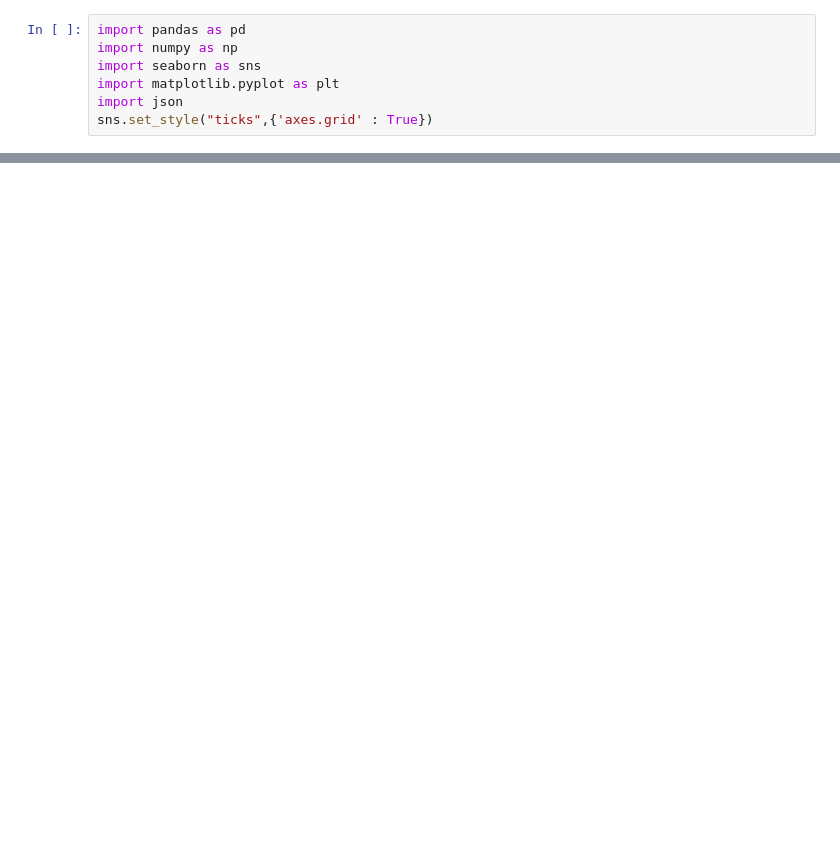
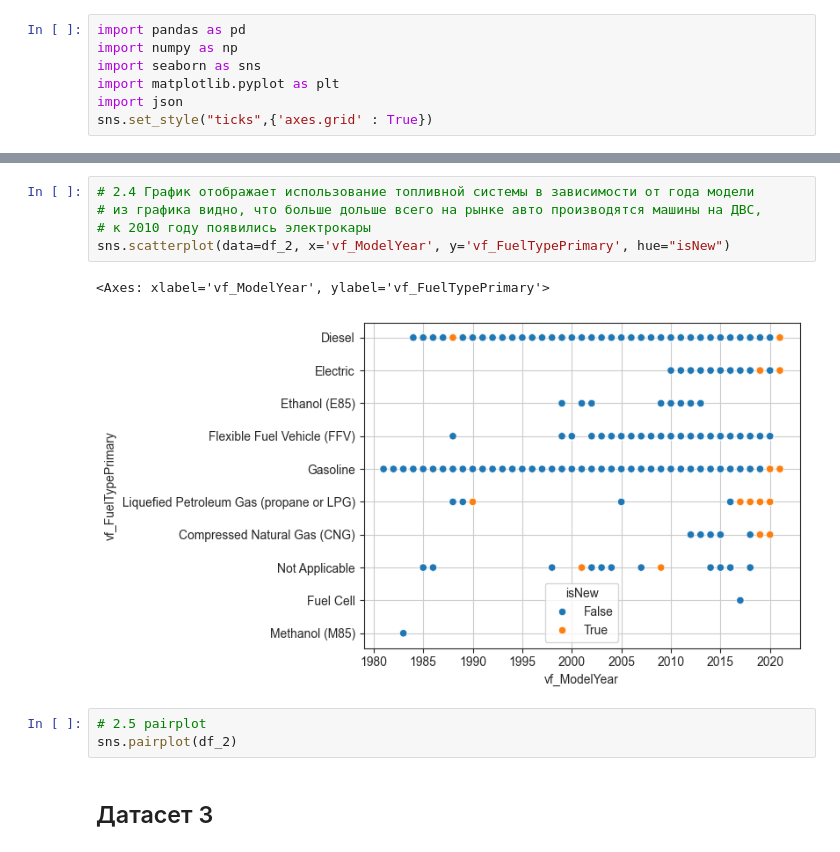
Before and after one commit to Electrotubbie/practice_N6_DE, a Jupyter notebook: plotting.ipynb, the cells around one changed output, grey strips where cells are left out. Cells and saved outputs as stored; diff of their text form; blank space fills up the shorter version.

```diff
--- a/plotting.ipynb
+++ b/plotting.ipynb
@@ -146,0 +113,13 @@ df_2.groupby(df_2['vf_ModelYear'])["vf_TopSpeedMPH"].mean().plot()
+# %%
+# 2.4 График отображает использование топливной системы в зависимости от года модели
+# из графика видно, что больше дольше всего на рынке авто производятся машины на ДВС,
+# к 2010 году появились электрокары
+sns.scatterplot(data=df_2, x='vf_ModelYear', y='vf_FuelTypePrimary', hue="isNew")
+# %% [output]
+<Axes: xlabel='vf_ModelYear', ylabel='vf_FuelTypePrimary'>
+[figure, added]
+# %%
+# 2.5 pairplot
+sns.pairplot(df_2)
+# %% [markdown]
+## Датасет 3
```
Also changed, not shown: parts of 48 cells of this notebook, 2 other files.
